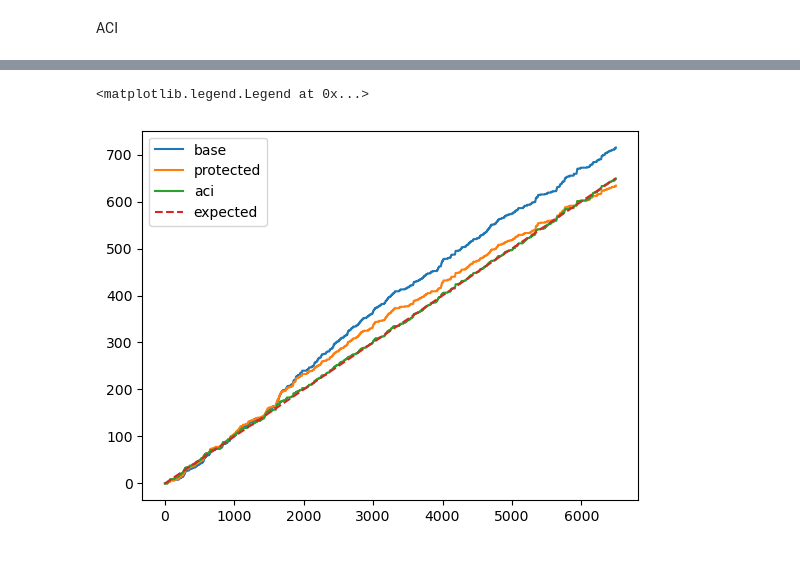
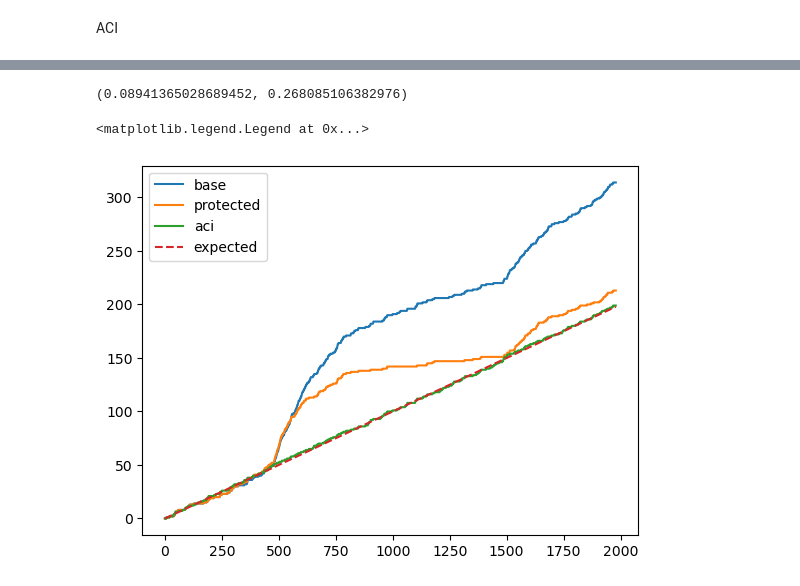
Before and after one commit to egonmedhatten/online-cp, a Jupyter notebook: work_in_progress/crr_protection.ipynb, the cells around one changed output, grey strips where cells are left out. Saved outputs shown, nothing was run; the diff lists cells and outputs as text; code cells hidden in the pictures.

```diff
--- a/work_in_progress/crr_protection.ipynb
+++ b/work_in_progress/crr_protection.ipynb
@@ -28,3 +27,23 @@ X = (X - X.min(axis=0)) / (X.max(axis=0) - X.min(axis=0))
+# %%
+# wine_quality = fetch_ucirepo(id=186)
+# wine = wine_quality.data.original
+
+# X = wine.drop(columns=['quality', 'color']).values
+# Y = wine['quality'].astype('float').values
+
+# # TODO: Get initial training set.
+
+# X = (X - X.min(axis=0)) / (X.max(axis=0) - X.min(axis=0))
+
+# Generate data
+X = rnd_gen.normal(loc=0, scale=1, size=(2000, 4))
+beta1 = np.array([2, 1, 0, 0])
+beta2 = np.array([0, -2,-1, 0])
+beta3 = np.array([0, 0, 2, 1])
+Y1 = X[:500] @ beta1 + rnd_gen.normal(loc=0, scale=1, size=500)
+Y2 = X[500:1500] @ beta2 + rnd_gen.normal(loc=0, scale=1, size=1000)
+Y3 = X[1500:] @ beta3 + rnd_gen.normal(loc=0, scale=1, size=500)
+Y = np.concatenate([Y1, Y2, Y3])
 # %%
 def compute_p_value(y, precomputed):
     A = precomputed['A']
@@ -251,9 +297,13 @@ plt.legend()
+# %%
+epsilon_hat_array.max() - epsilon_hat_array.min(), eps_array.max() - eps_array.min()
+# %% [output]
+(0.08941365028689452, 0.268085106382976)
 # %%
-plt.plot(np.cumsum(((base_predictions[:,0] > Y) + (base_predictions[:, 1] < Y)).astype(int)), label='base')
-plt.plot(np.cumsum(((protected_predictions[:,0] > Y) + (protected_predictions[:, 1] < Y)).astype(int)), label='protected')
-plt.plot(np.cumsum(((aci_predictions[:,0] > Y) + (aci_predictions[:, 1] < Y)).astype(int)), label='aci')
-plt.plot(epsilon*np.array([i for i,_ in enumerate(Y)]), label='expected', linestyle='--')
+plt.plot(np.cumsum(((base_predictions[:,0] > y_process) + (base_predictions[:, 1] < y_process)).astype(int)), label='base')
+plt.plot(np.cumsum(((protected_predictions[:,0] > y_process) + (protected_predictions[:, 1] < y_process)).astype(int)), label='protected')
+plt.plot(np.cumsum(((aci_predictions[:,0] > y_process) + (aci_predictions[:, 1] < y_process)).astype(int)), label='aci')
+plt.plot(epsilon*np.array([i for i,_ in enumerate(y_process)]), label='expected', linestyle='--')
 plt.legend()
 # %% [output]
 <matplotlib.legend.Legend at 0x...>
-[figure, old version]
+[figure, new version]
```
Also changed, not shown: parts of 20 cells of this notebook, 4 other files.
